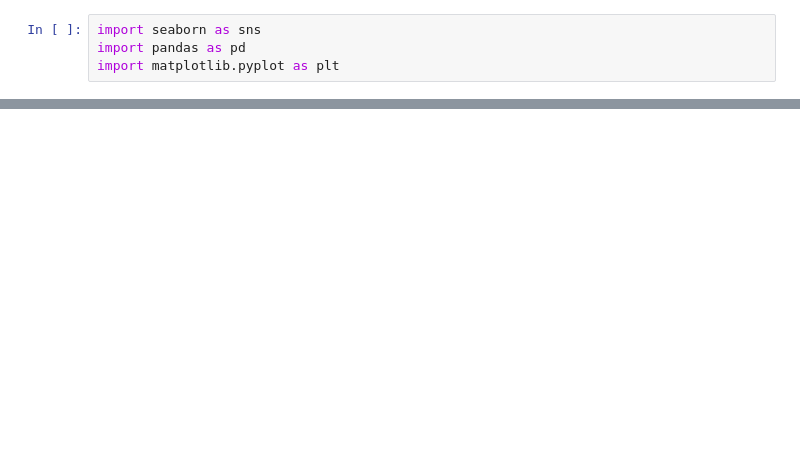
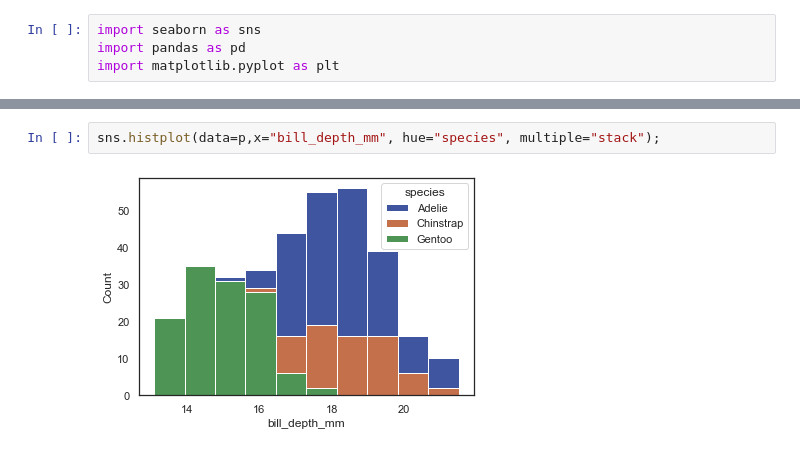
Before and after one commit to htuteja04/practice, a Jupyter notebook: Seaborn/Seaborn-practice.ipynb, the cells around one changed output, grey strips where cells are left out. Saved outputs shown, nothing was run; the diff lists cells and outputs as text; blank space fills up the shorter version.

```diff
--- a/Seaborn/Seaborn-practice.ipynb
+++ b/Seaborn/Seaborn-practice.ipynb
@@ -22,0 +49,4 @@ d
+# %%
+sns.histplot(data=p,x="bill_depth_mm", hue="species", multiple="stack");
+# %% [output]
+[figure, added]
```
Also changed, not shown: parts of 18 cells of this notebook, 3 other files.
